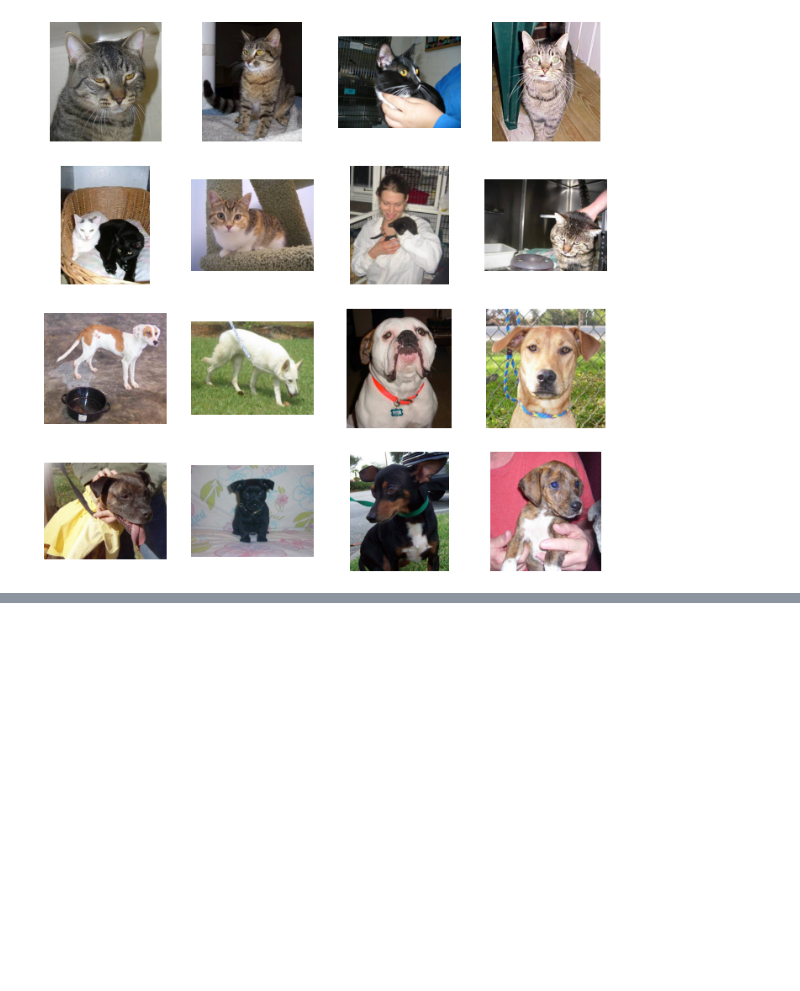
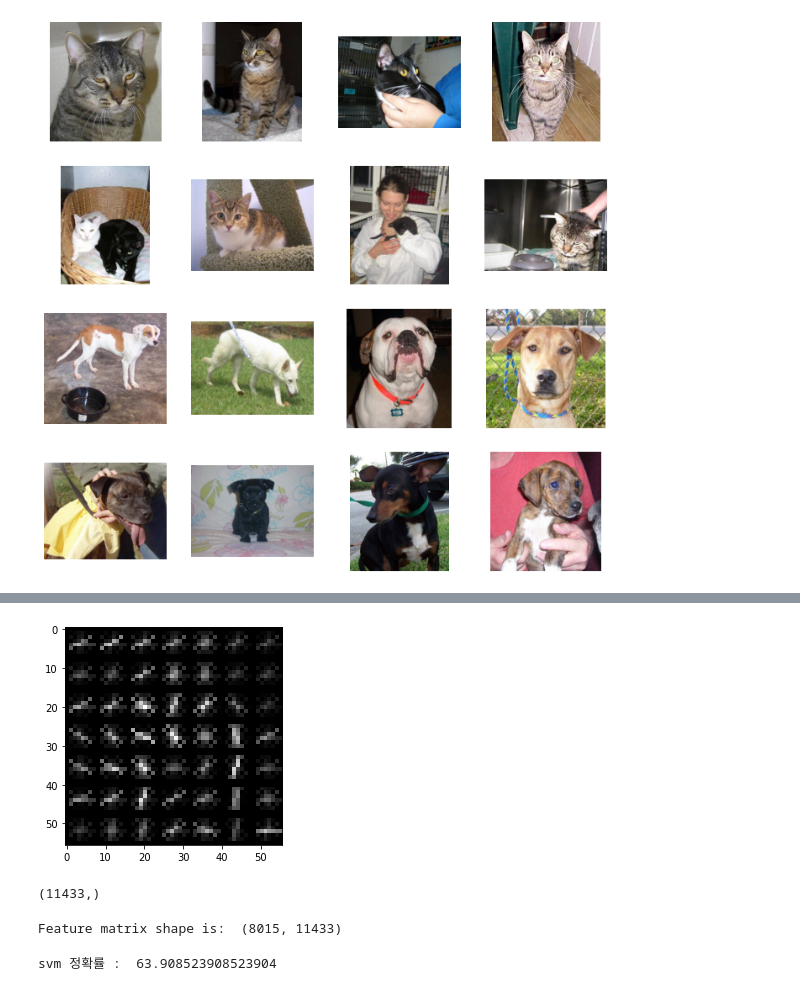
Before and after one commit to chawonlee/AI_svm_mlp_deepmlp, a Jupyter notebook: cat_and_dog_svm.ipynb, the cells around one changed output, grey strips where cells are left out. Cells and saved outputs as stored; diff of their text form; code cells hidden in the pictures; blank space fills up the shorter version.

```diff
--- a/cat_and_dog_svm.ipynb
+++ b/cat_and_dog_svm.ipynb
@@ -81,0 +175,25 @@ plt.show()
+# %%
+hog_features, hog_img = hog(img, visualize=True, block_norm='L2-Hys', pixels_per_cell=(8,8))
+plt.imshow(np.array(hog_img), cmap='gray')
+plt.show()
+# %% [output]
+[figure, added]
+# %%
+def create_features(path):
+    img = Image.open(path)
+    img = resizeimage.resize_cover(img, [56, 56])
+    img_arr = np.array(img)
+    # flatten three channel color image
+    color_features = img_arr.flatten()
+    # convert image to greyscale
+    grey_image = rgb2grey(img_arr)
+    # get HOG features from greyscale image
+    hog_features = hog(grey_image, block_norm='L2-Hys', pixels_per_cell=(8, 8))
+    # combine color and hog features into a single array
+    flat_features = np.hstack((color_features, hog_features))
+    return flat_features
+
+dog_features = create_features(dog_row)
+print(dog_features.shape)
+# %% [output]
+(11433,)
@@ -81,0 +213,10 @@ plt.show()
+# %%
+# get shape of feature matrix
+print('Feature matrix shape is: ', feature_matrix.shape)
+
+# define standard scaler
+ss = StandardScaler()
+# run this on our feature matrix
+imgs_stand = ss.fit_transform(feature_matrix)
+# %% [output]
+Feature matrix shape is:  (8015, 11433)
@@ -81,0 +235,6 @@ plt.show()
+# %%
+# calculate accuracy
+accuracy = accuracy_score(y_pred, y_test)
+print('svm 정확률 : ', accuracy*100)
+# %% [output]
+svm 정확률 :  63.908523908523904
```
Also changed, not shown: parts of 13 cells of this notebook.
